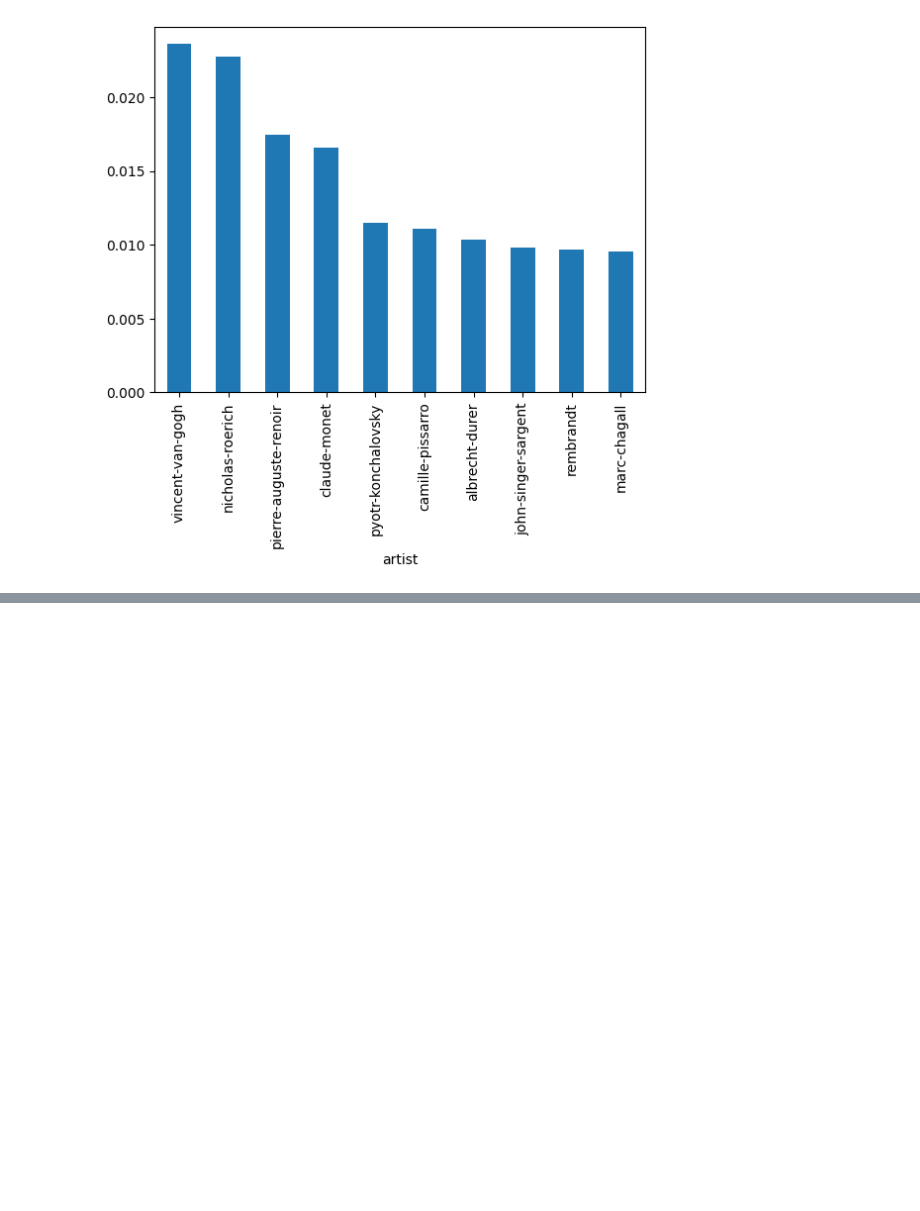
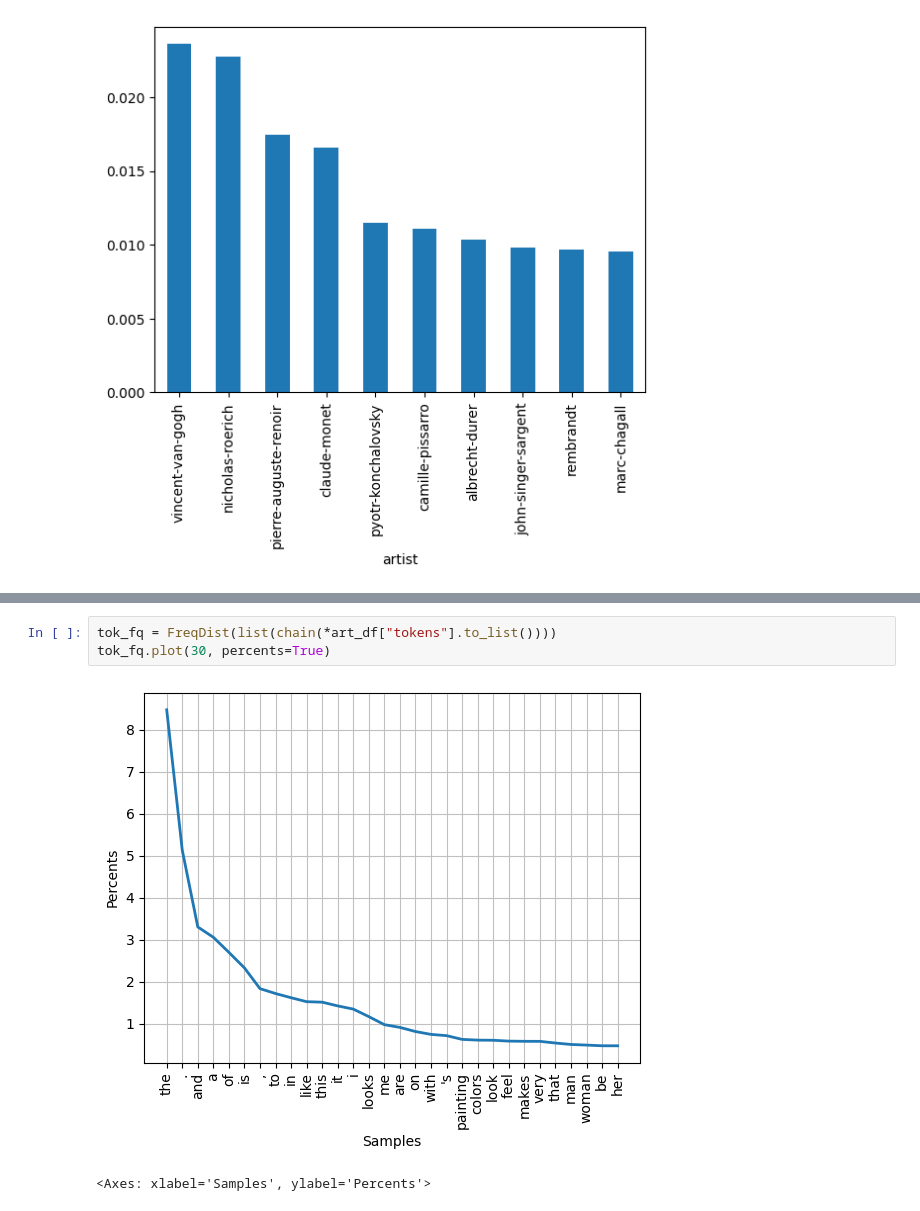
Before and after one commit to AlejandroCiuba/CS2756-Group-Project, a Jupyter notebook: Alejandro/data_exploration.ipynb, the cells around one changed output, grey strips where cells are left out. Drawn from its saved outputs; the diff is of its cells as text; blank space fills up the shorter version.

```diff
--- a/Alejandro/data_exploration.ipynb
+++ b/Alejandro/data_exploration.ipynb
@@ -325,0 +363,6 @@ art_df.head()
+# %%
+tok_fq = FreqDist(list(chain(*art_df["tokens"].to_list())))
+tok_fq.plot(30, percents=True)
+# %% [output]
+[figure, added]
+<Axes: xlabel='Samples', ylabel='Percents'>
```
Also changed, not shown: parts of 13 cells of this notebook.
